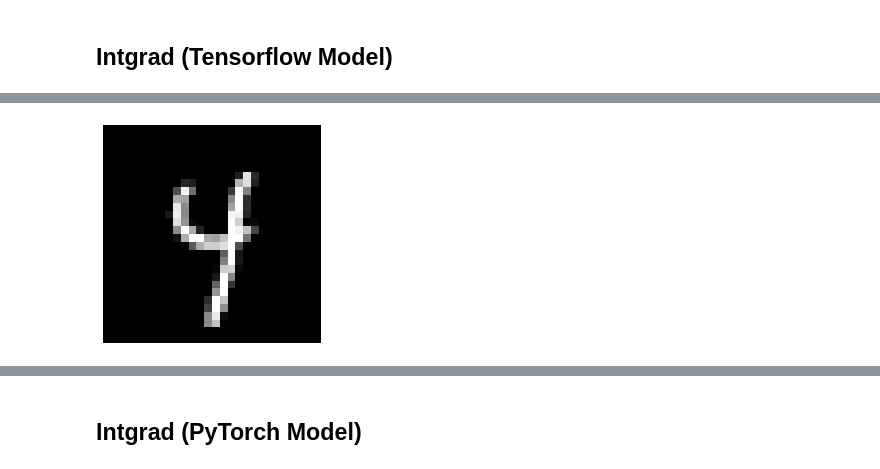
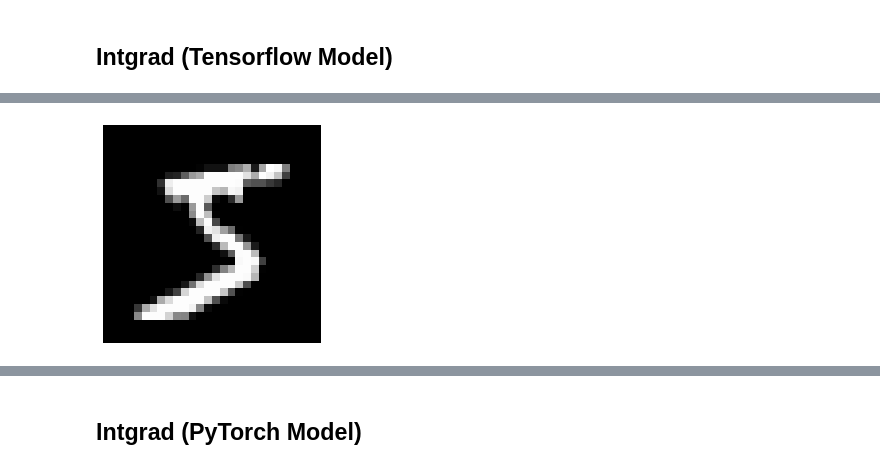
Before and after one commit to francescanaretto/XAI-course_2021, a Jupyter notebook: Images/MNIST.ipynb, the cells around one changed output, grey strips where cells are left out. Cells and saved outputs as stored; diff of their text form; code cells hidden in the pictures.

```diff
--- a/Images/MNIST.ipynb
+++ b/Images/MNIST.ipynb
@@ -62,5 +65,6 @@ _________________________________________________________________
 # %%
-plt.imshow(MNIST_x_data_train[26], cmap='gray')
+idx = 0
+plt.imshow(MNIST_x_data_train[idx], cmap='gray')
 plt.axis(False);
 # %% [output]
-[figure, old version]
+[figure, new version]
```
Also changed, not shown: parts of 16 cells of this notebook.
